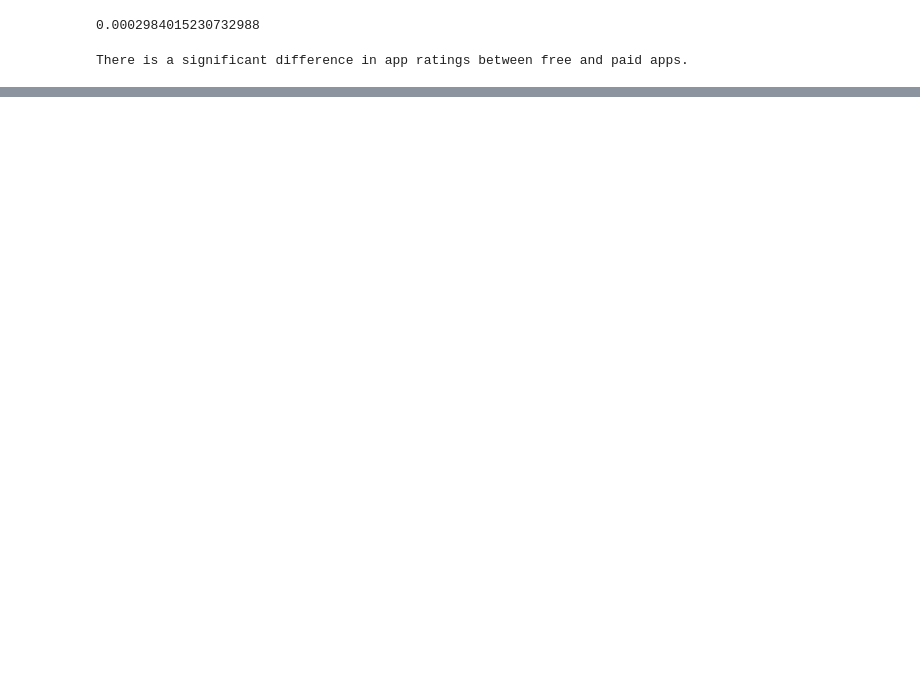
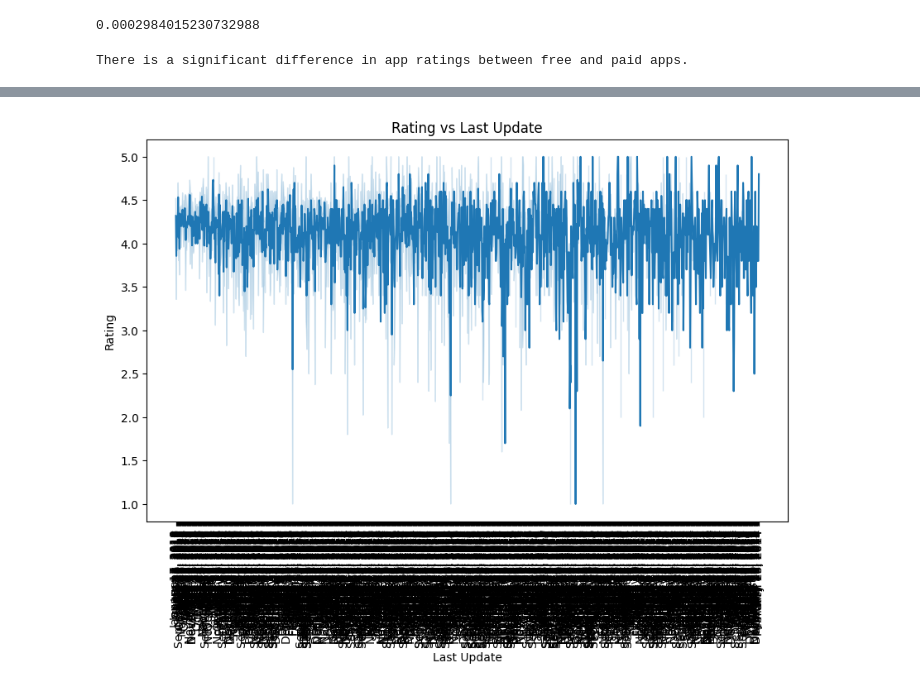
Before and after one commit to Mahdi-Miri/Data-analysis, a Jupyter notebook: GooglePlayStoreData.ipynb, the cells around one changed output, grey strips where cells are left out. Cells and saved outputs as stored; diff of their text form; code cells hidden in the pictures; blank space fills up the shorter version.

```diff
--- a/GooglePlayStoreData.ipynb
+++ b/GooglePlayStoreData.ipynb
@@ -248,0 +260,12 @@ There is a significant difference in app ratings between free and paid apps.
+# %%
+import seaborn as sns
+import matplotlib.pyplot as plt
+plt.figure(figsize=(10,6))
+sns.lineplot(data=df1 , x= 'Last Updated',y='Rating')
+plt.xlabel('Last Update')
+plt.xticks(rotation=90)
+plt.ylabel('Rating')
+plt.title('Rating vs Last Update')
+plt.show()
+# %% [output]
+[figure, added]
```
Also changed, not shown: parts of 5 cells of this notebook.
